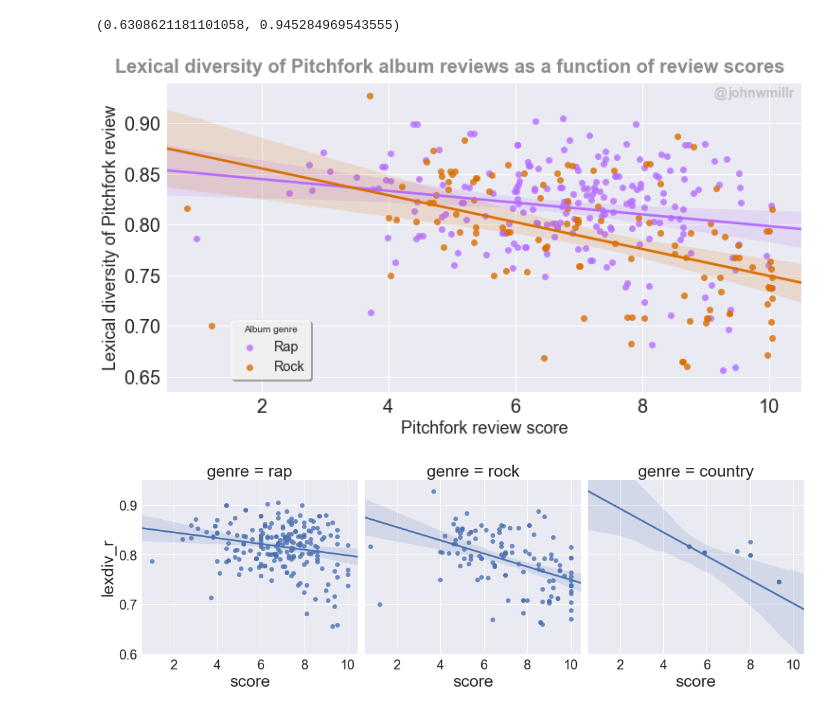
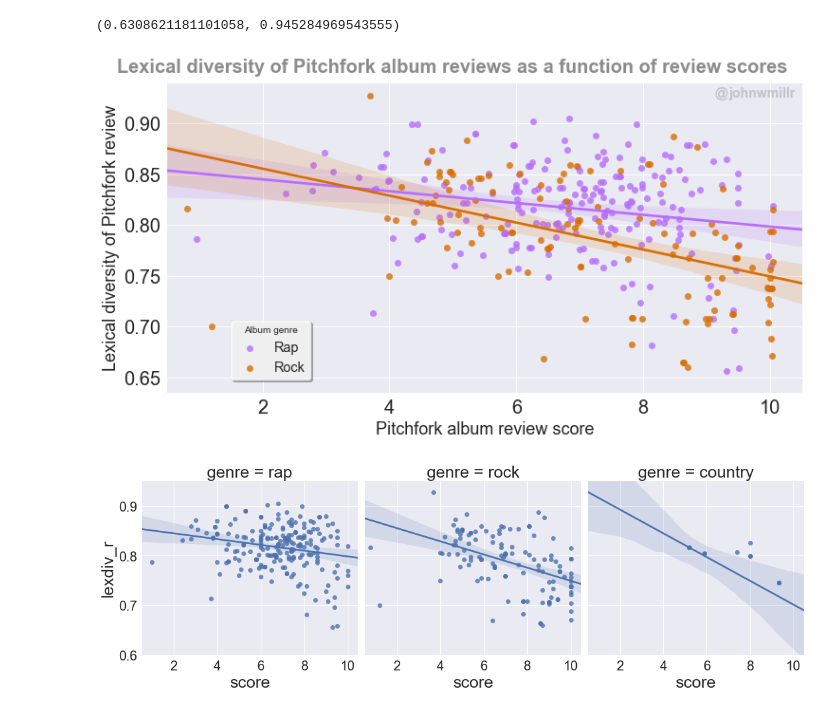
Before and after one commit to johnwmillr/pitchfork_reviews_and_lyrics, a Jupyter notebook: analysis.ipynb, the cells around one changed output. Cells and saved outputs as stored; diff of their text form; code cells hidden in the pictures.

Commit message:
Finish lexical diversity plots for Reddit

```diff
--- a/analysis.ipynb
+++ b/analysis.ipynb
@@ -214,24 +214,24 @@ sns.regplot
 # %%
 fig, ax = plt.subplots(figsize=(12, 6))
 for g, c in zip(['rap', 'rock'], colors[:2]):
     sns.regplot('score', 'lexdiv_r', data=combo[combo.genre==g], color=c, ax=ax, label=(g[0].upper() + g[1:]),
                order=1, x_jitter=0.05)
 
 title = "Lexical diversity of Pitchfork album reviews as a function of review scores"
 ax.text(-0.3, 0.95, title, fontsize=FS+4, ha='left', color='gray', weight='heavy', alpha=0.9)
 ax.text(9.13, 0.93, "@", fontsize=FS-2, alpha=0.2, va='center', weight='heavy')
 ax.text(10.4, 0.93, "johnwmillr", fontsize=FS-2, alpha=0.2, ha='right', va='center', weight='heavy')
-ax.set_xlabel("Pitchfork review score", fontsize=FS+2)
+ax.set_xlabel("Pitchfork album review score", fontsize=FS+2)
 ax.set_ylabel("Lexical diversity of Pitchfork review", fontsize=FS+2)
 params = {'frameon':True, 'shadow':True, 'fontsize':'x-large', 'facecolor':'white',
           'title':'Album genre', 'framealpha':0.85}
 ax.legend(loc=(0.1, 0.04), **params)
 ax.set_ylim((0.635, 0.94))
 # plt.show()
 
 plt.savefig('./figures/lexdiv_album_reviews.png', dpi=300, bbox_inches='tight')
 # %% [output]
-[figure, old version]
+[figure, new version]
 # %%
 g = sns.FacetGrid(combo, col="genre", margin_titles=True, size=5, sharey=True)
 g.map(sns.regplot, "score", "lexdiv_r")
```
Also changed, not shown: parts of 3 cells of this notebook.
